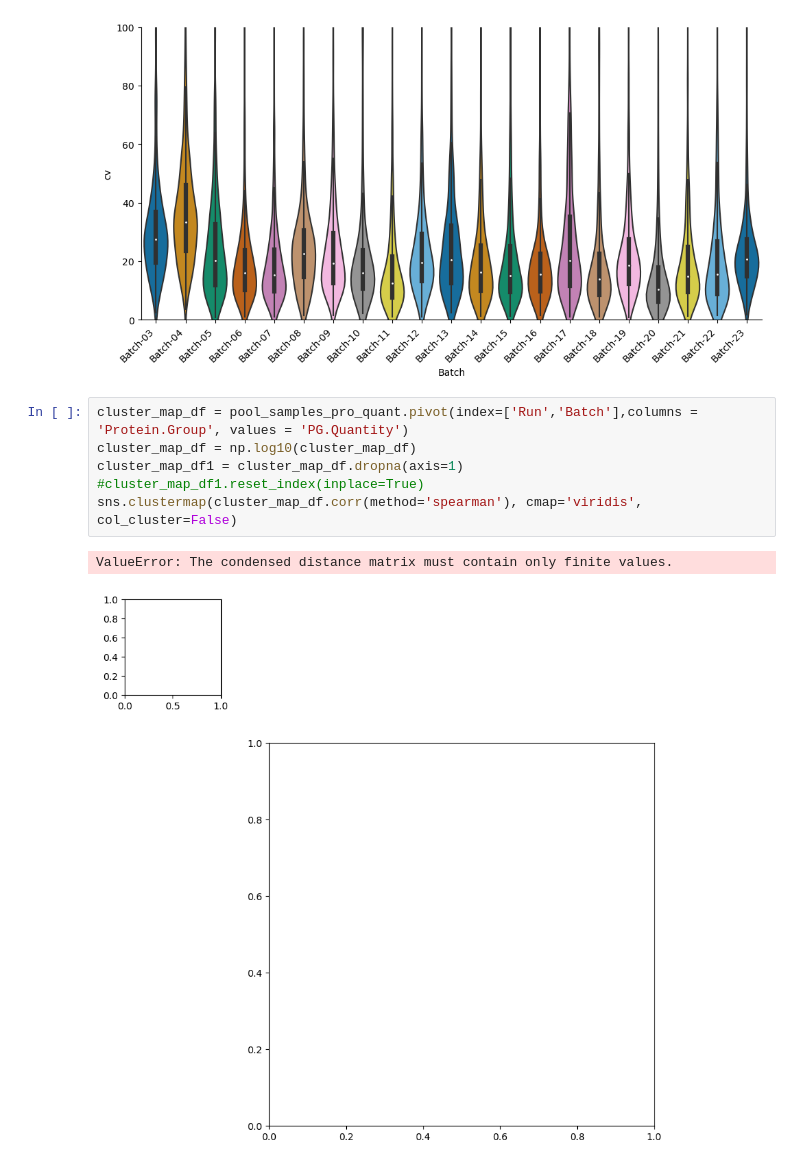
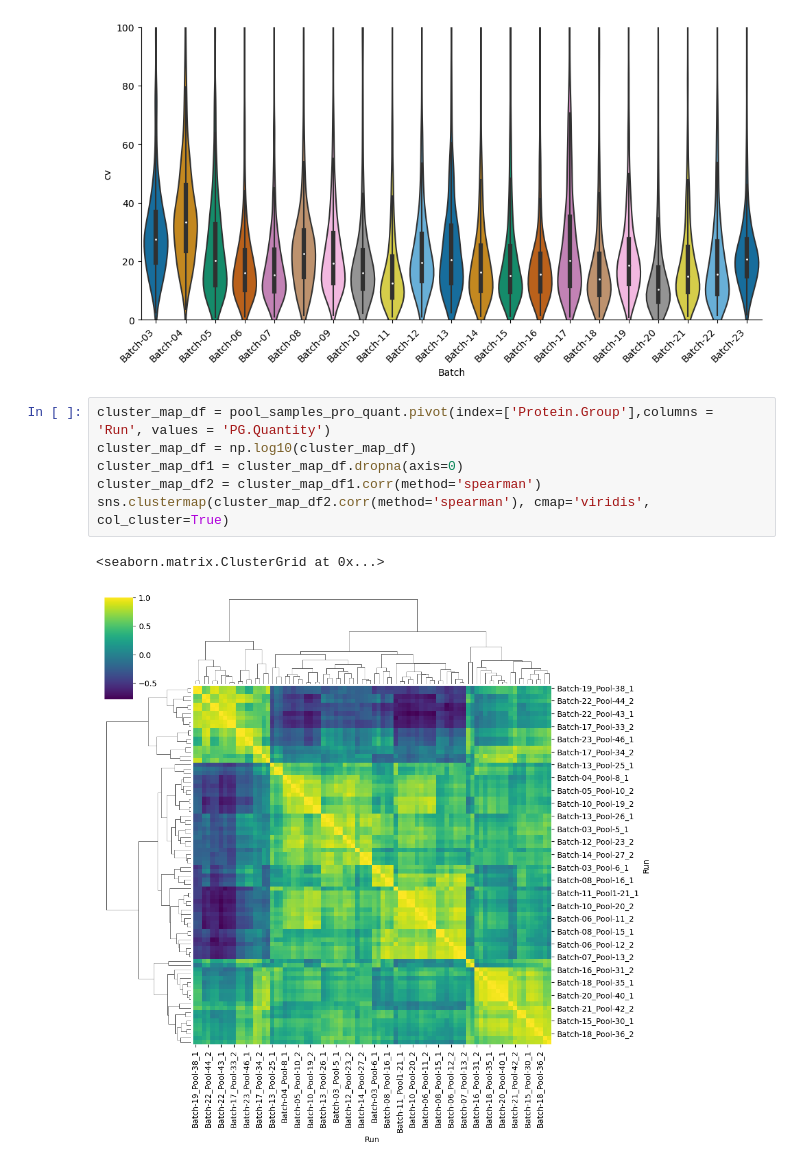
Before and after one commit to kevdai32/Proteomics, a Jupyter notebook: Dia.ipynb, the cells around one changed output. Drawn from its saved outputs; the diff is of its cells as text.

```diff
--- a/Dia.ipynb
+++ b/Dia.ipynb
@@ -119,11 +119,11 @@ plt.show()
 # %% [output]
 [figure]
 # %%
-cluster_map_df = pool_samples_pro_quant.pivot(index=['Run','Batch'],columns = 'Protein.Group', values = 'PG.Quantity')
+cluster_map_df = pool_samples_pro_quant.pivot(index=['Protein.Group'],columns = 'Run', values = 'PG.Quantity')
 cluster_map_df = np.log10(cluster_map_df)
-cluster_map_df1 = cluster_map_df.dropna(axis=1)
-#cluster_map_df1.reset_index(inplace=True)
-sns.clustermap(cluster_map_df.corr(method='spearman'), cmap='viridis', col_cluster=False)
+cluster_map_df1 = cluster_map_df.dropna(axis=0)
+cluster_map_df2 = cluster_map_df1.corr(method='spearman')
+sns.clustermap(cluster_map_df2.corr(method='spearman'), cmap='viridis', col_cluster=True)
 # %% [output]
-ValueError: The condensed distance matrix must contain only finite values.
+<seaborn.matrix.ClusterGrid at 0x...>
-[figure, old version]
+[figure, new version]
```
Also changed, not shown: parts of 1 cell of this notebook.
